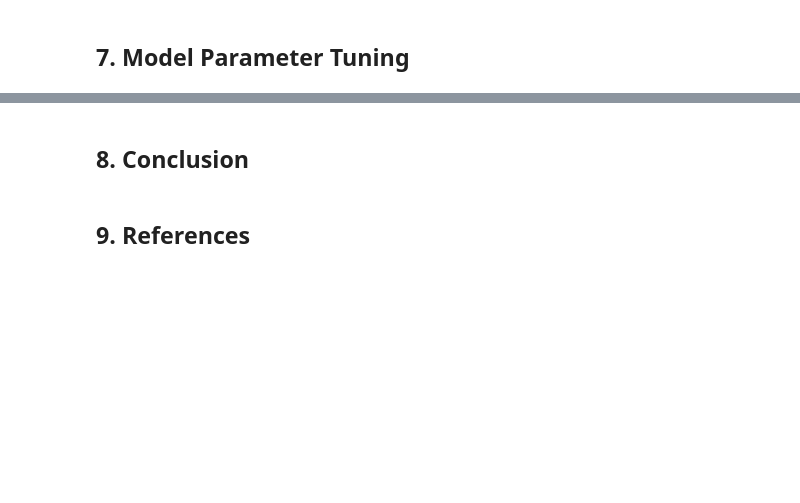
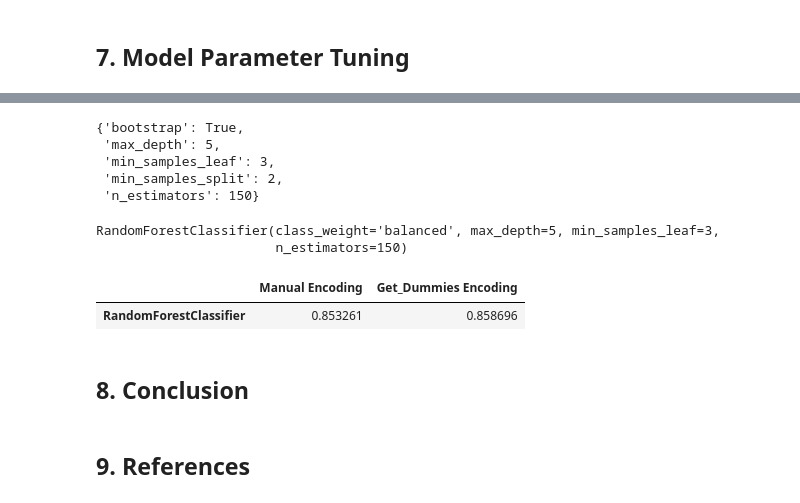
Before and after one commit to Nokulunga77/Heart-Failure-kaggle, a Jupyter notebook: Heart_Failure.ipynb, the cells around one changed output, grey strips where cells are left out. Drawn from its saved outputs; the diff is of its cells as text; code cells hidden in the pictures; blank space fills up the shorter version.

Commit message:
tuning the models

```diff
--- a/Heart_Failure.ipynb
+++ b/Heart_Failure.ipynb
@@ -423,11 +423,9 @@ Random forests or random decision forests is an ensemble learning method for cla
 from sklearn.ensemble import RandomForestClassifier
 from sklearn.metrics import f1_score
 from sklearn.metrics import accuracy_score
-rfc = RandomForestClassifier(n_estimators=100, max_depth=5,
-                                     random_state=0, class_weight="balanced")
+rfc = RandomForestClassifier(n_estimators=100, max_depth=5, class_weight="balanced")
 
-rfc_d = RandomForestClassifier(n_estimators=100, max_depth=5,
-                                     random_state=0, class_weight="balanced")
+rfc_d = RandomForestClassifier(n_estimators=100, max_depth=5, class_weight="balanced")
 #train the model
 rfc.fit(X_train, y_train)
 
@@ -514,0 +520,16 @@ evaluate(best_grid,x_test,y_test)
+# %%
+from sklearn.model_selection import GridSearchCV
+#dummies encoded
+param_grid = {
+    'bootstrap': [True],
+    'max_depth': [3,5, 7],
+    'min_samples_leaf': [3, 5],
+    'min_samples_split': [2, 5],
+    'n_estimators': [100, 150, 180, 200]
+}
+rfc = RandomForestClassifier()
+
+grid_search = GridSearchCV(estimator = rfc, param_grid = param_grid,
+                          cv = 2, scoring = 'accuracy', n_jobs = -1, verbose = 2)
+
+grid_search.fit(X_train_d,y_train_d)
@@ -515,3 +544,37 @@ evaluate(best_grid,x_test,y_test)
+# %%
+grid_search.best_params_
+# %% [output]
+{'bootstrap': True,
+ 'max_depth': 5,
+ 'min_samples_leaf': 3,
+ 'min_samples_split': 2,
+ 'n_estimators': 150}
+# %%
+t_rfc = RandomForestClassifier( bootstrap = True, max_depth = 5, min_samples_leaf = 3,
+                               min_samples_split = 5, n_estimators = 200, class_weight="balanced")
+
+t_rfc_d = RandomForestClassifier(bootstrap = True, max_depth =  5, min_samples_leaf = 3,
+                                 min_samples_split = 2, n_estimators =  150, class_weight="balanced")
+#train the model
+t_rfc.fit(X_train, y_train)
+
+
+t_rfc_d.fit(X_train_d, y_train_d)
+# %% [output]
+RandomForestClassifier(class_weight='balanced', max_depth=5, min_samples_leaf=3,
+                       n_estimators=150)
+# %%
+t_results_dict = {'Manual Encoding':
+                                    { "RandomForestClassifier": accuracy_score(y_test, t_rfc.predict(X_test)) },
+                 'Get_Dummies Encoding':
+                                     { "RandomForestClassifier": accuracy_score(y_test_d, t_rfc_d.predict(X_test_d)) }
+                }
+# Create dataframe from dictionary
+results = pd.DataFrame(t_results_dict)
+results.head()
+# %% [output]
+|  | Manual Encoding | Get_Dummies Encoding |
+| RandomForestClassifier | 0.853261 | 0.858696 |
 # %% [markdown]
 <a id="conclusion"></a>
 ## 8. **Conclusion**
```
Also changed, not shown: parts of 6 cells of this notebook.
